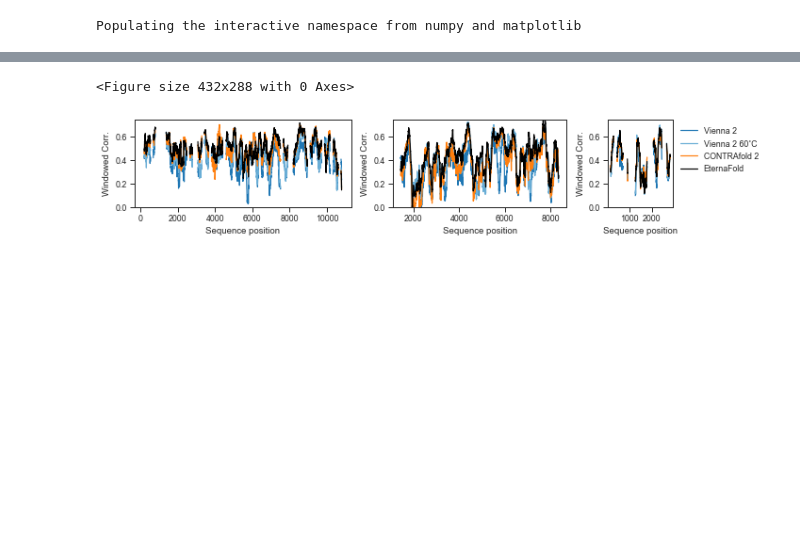
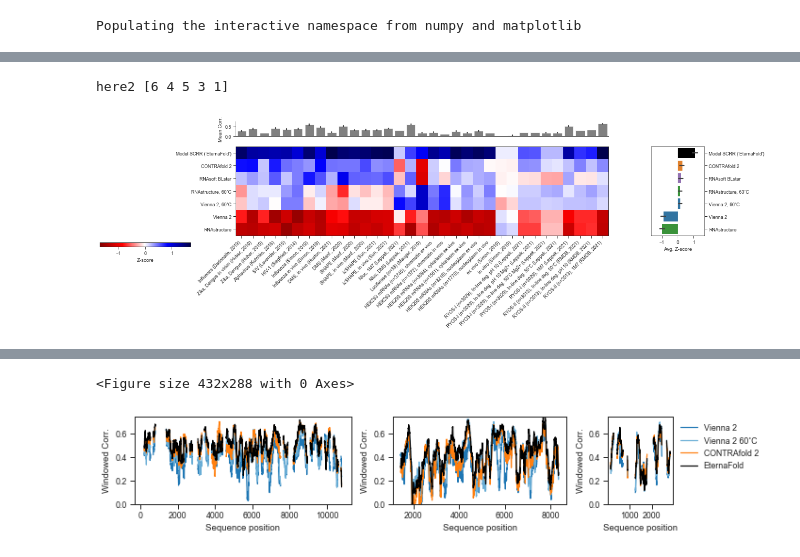
Before and after one commit to eternagame/EternaBench, a Jupyter notebook: analysis/4_External_Datasets.ipynb, the cells around one changed output, grey strips where cells are left out. Cells and saved outputs as stored; diff of their text form; code cells hidden in the pictures; blank space fills up the shorter version.

```diff
--- a/analysis/4_External_Datasets.ipynb
+++ b/analysis/4_External_Datasets.ipynb
@@ -84,0 +74,8 @@ for i, rna in enumerate(types):
+# %%
+tmp = zscores.loc[zscores.window_size==600][zscores.Lev_filter==60]
+n = len(tmp)
+eb.plot.ranked_heatmap_w_bar_overhead(tmp, package_order=package_order, vmin=-1.7,vmax=1.7,figsize=(16,4),width_ratios=[.3*n, 10],ext=True)
+savefig('FIGURES/4/ALL_60_w600.pdf',bbox_inches='tight')
+# %% [output]
+here2 [6 4 5 3 1]
+[figure, added]
```
Also changed, not shown: parts of 13 cells of this notebook, 3 other files.
